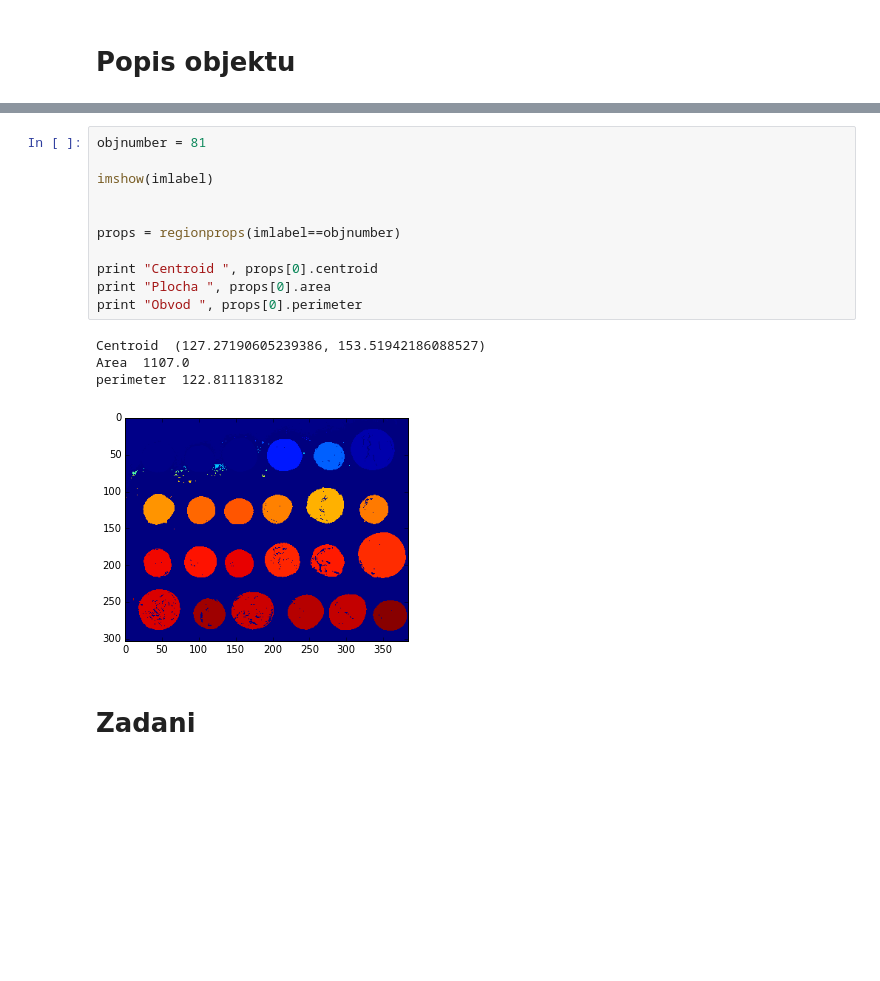
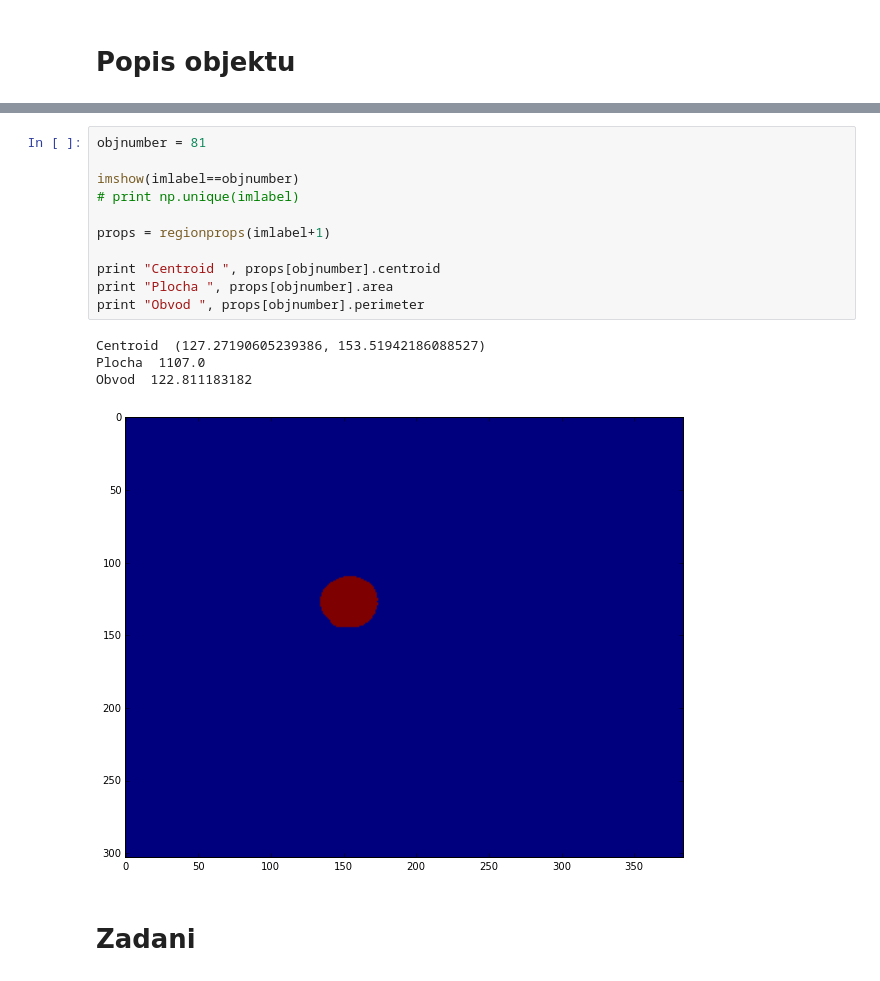
Before and after one commit to mjirik/ZDO, a Jupyter notebook: ZDO_short_tutor.ipynb, the cells around one changed output, grey strips where cells are left out. Saved outputs shown, nothing was run; the diff lists cells and outputs as text; blank space fills up the shorter version.

Commit message:
nove volani regionprops

```diff
--- a/ZDO_short_tutor.ipynb
+++ b/ZDO_short_tutor.ipynb
@@ -277,19 +294,19 @@ Využijeme funkce [regionprops](http://scikit-image.org/docs/dev/api/skimage.mea
 # %%
 objnumber = 81
 
-imshow(imlabel)
+imshow(imlabel==objnumber)
+# print np.unique(imlabel)
 
+props = regionprops(imlabel+1)
 
-props = regionprops(imlabel==objnumber)
-
-print "Centroid ", props[0].centroid
-print "Plocha ", props[0].area
-print "Obvod ", props[0].perimeter
+print "Centroid ", props[objnumber].centroid
+print "Plocha ", props[objnumber].area
+print "Obvod ", props[objnumber].perimeter
 # %% [output]
 Centroid  (127.27190605239386, 153.51942186088527)
-Area  1107.0
-perimeter  122.811183182
+Plocha  1107.0
+Obvod  122.811183182
-[figure, old version]
+[figure, new version]
 # %% [markdown]
 # Zadani
 # %% [markdown]
```
Also changed, not shown: parts of 14 cells of this notebook.
